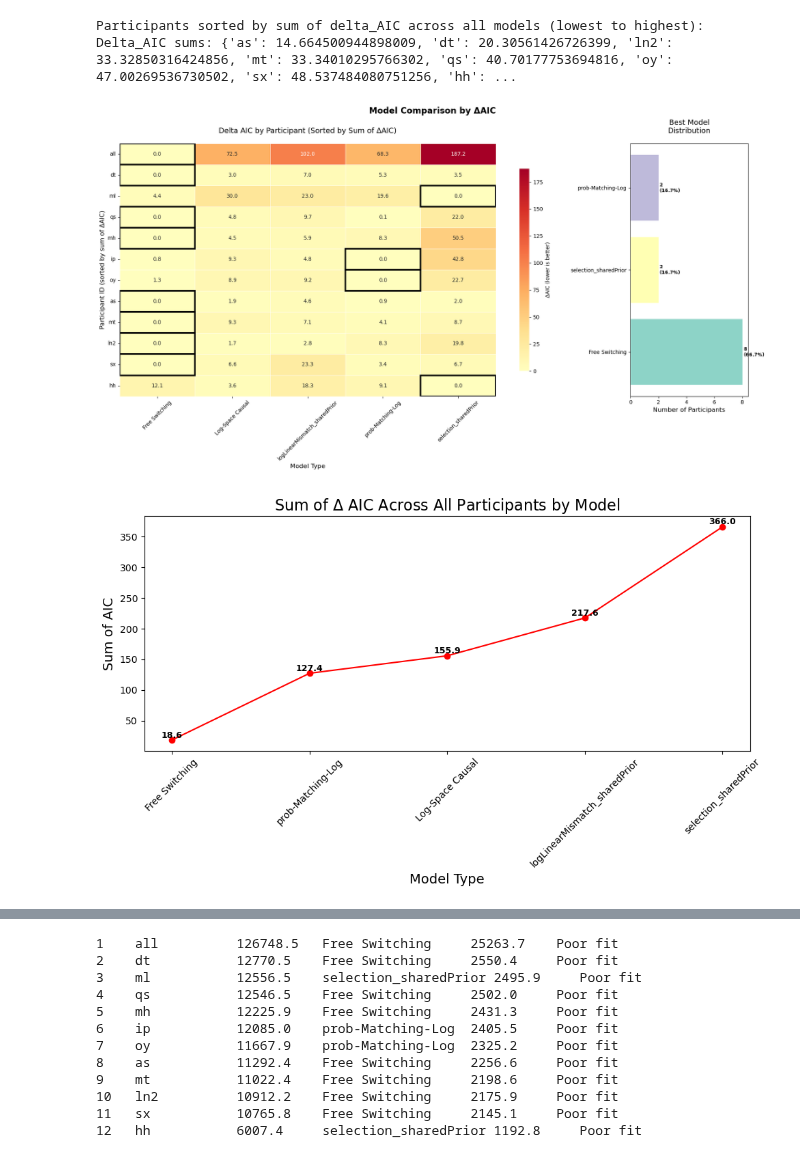
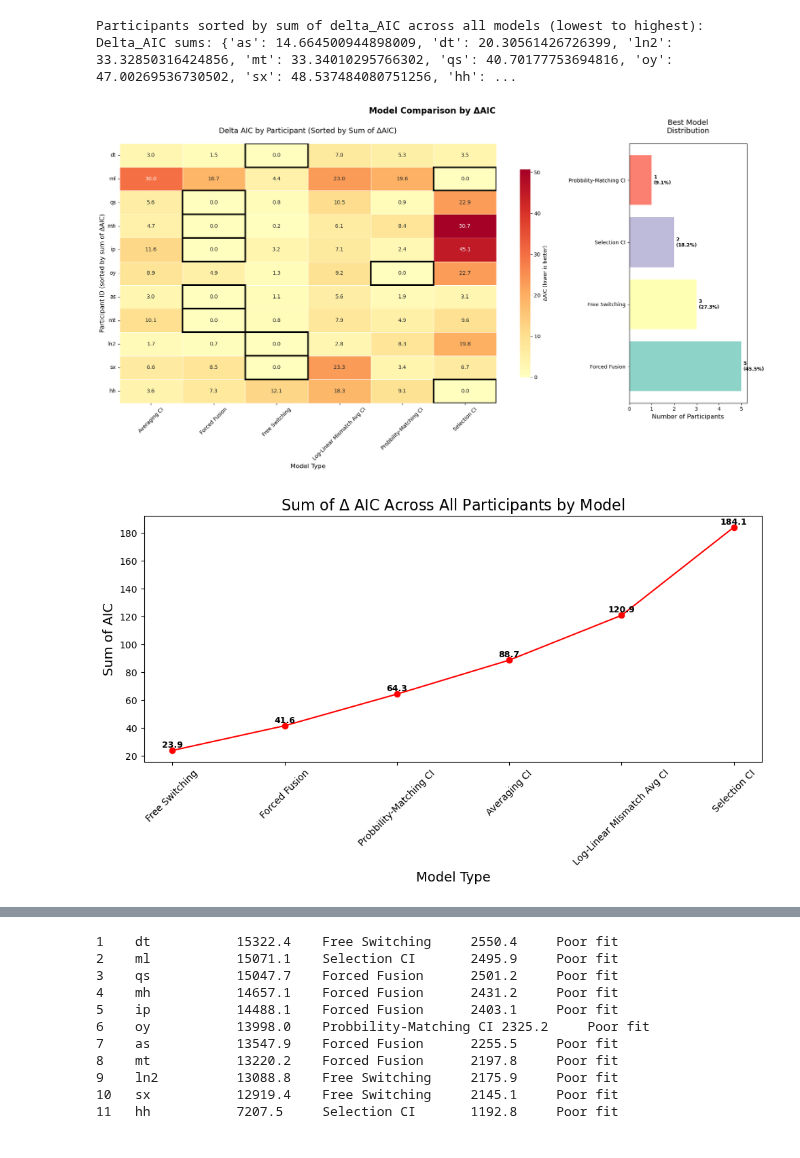
Before and after one commit to omeryildiran/av-dur-estimation, a Jupyter notebook: modelComparisonTable.ipynb, the cells around one changed output, grey strips where cells are left out. Drawn from its saved outputs; the diff is of its cells as text; code cells hidden in the pictures.

Commit message:
table improved

```diff
--- a/modelComparisonTable.ipynb
+++ b/modelComparisonTable.ipynb
@@ -26,7 +26,7 @@ def load_all_model_results():
             continue
 
         # if in filename "all_all", skip
-        if "asll" in os.path.basename(file_path):
+        if "all" in os.path.basename(file_path):
             continue
         try:
             with open(file_path, 'r') as f:
@@ -172,17 +172,19 @@ probabilityMatchingLogNorm_sharedPrior: 1 participants (8.3%)
 # %%
 # Rename models in df_results BEFORE creating any tables
 df_results['modelType'] = df_results['modelType'].replace({
-    'probabilityMatchingLogNorm_sharedPrior': 'prob-Matching-Log',
-    'probabilityMatchingLogNorm': 'prob-Matching',
+    'probabilityMatchingLogNorm_sharedPrior': 'Probbility-Matching CI',
+    'probabilityMatchingLogNorm': 'Prob-Matching CI',
     'probabilityMatching_sharedPrior': 'prob-Matching-Gauss',
     'switchingFree_sharedPrior': 'Free Switching',
     'switching_sharedPrior': 'Noise Dep. Switching',
     'switchingWithConflict_sharedPrior': 'Noise Dep. Switching + Conflict',
     'fusionOnly_sharedPrior': 'Fusion Only',
-    'fusionOnlyLogNorm_sharedPrior': 'Fusion Only-Log',
-    'lognorm_sharedPrior': 'Log-Space Causal',
-    'gaussian_sharedPrior': 'Gaussian-Space Causal',
-    'lognorm_contextualPrior': 'Log-Space Causal + Context'
+    'fusionOnlyLogNorm_sharedPrior': 'Forced Fusion',
+    'lognorm_sharedPrior': 'Averaging CI',
+    'gaussian_sharedPrior': 'Gaussian-Space CI',
+    'lognorm_contextualPrior': 'Log-Space CI + Context',
+    'logLinearMismatch_sharedPrior': 'Log-Linear Mismatch Avg CI',
+    'selection_sharedPrior': 'Selection CI',
 })
 
 df_results["nParameters"] = [len(params) for params in df_results["fittedParams"]]
@@ -212,11 +214,11 @@ df_results
 # %%
-#df_results["delta_AIC"]
+# #df_results["delta_AIC"]
 
-for i, row in df_results.iterrows():
-    participant = row["participantID"]
-    model = row["modelType"]
-    participant_data = df_results[df_results["participantID"] == participant]
-    base_aic_participant = participant_data[participant_data["modelType"] == "Log-Space Causal"]["AIC"].values[0]
-    best_ll_participant = participant_data["logLikelihood"].max()
-    df_results.at[i, "delta_AIC"] = row["AIC"] - base_aic_participant
-    df_results.at[i, "delta_LL"] = best_ll_participant - row["logLikelihood"]
+# for i, row in df_results.iterrows():
+#     participant = row["participantID"]
+#     model = row["modelType"]
+#     participant_data = df_results[df_results["participantID"] == participant]
+#     base_aic_participant = participant_data[participant_data["modelType"] == "Log-Space Causal"]["AIC"].values[0]
+#     best_ll_participant = participant_data["logLikelihood"].max()
+#     df_results.at[i, "delta_AIC"] = row["AIC"] - base_aic_participant
+#     df_results.at[i, "delta_LL"] = best_ll_participant - row["logLikelihood"]
@@ -341,33 +463,33 @@ def plot_sorted_model_comparison_table(df_results,compBase='AIC', notFusion=1, s
     plt.xticks(rotation=45, fontsize=10)
     plt.yticks(fontsize=10)
     plt.tight_layout()
     plt.show()
 
 
 
     for rank, participant in enumerate(sorted_participants, 1):
         participant_data = df_results[df_results['participantID'] == participant]
         sum_delta_aic = participant_data[compBase].sum()
         min_delta_aic = participant_data[compBase].min()
         best_model = participant_data.loc[participant_data[compBase].idxmin(), 'modelType']
 
         if sum_delta_aic <= 5:
             performance = "Excellent fit"
         elif sum_delta_aic <= 15:
             performance = "Good fit"
         elif sum_delta_aic <= 30:
             performance = "Moderate fit"
         else:
             performance = "Poor fit"
 
         print(f"{rank:<4} {participant:<12} {sum_delta_aic:<10.1f} {best_model:<18} {min_delta_aic:<10.1f} {performance:<15}")
 
     return df_delta_aic, best_models, participant_delta_sums
 
 # Create the enhanced visualization
-delta_aic_table, participant_best_models, delta_sums = plot_sorted_model_comparison_table(df_results,compBase='AIC', notFusion=1,sumCompBase=1)
+delta_aic_table, participant_best_models, delta_sums = plot_sorted_model_comparison_table(df_results,compBase='AIC', notFusion=0,sumCompBase=1)
 # %% [output]
 Participants sorted by sum of delta_AIC across all models (lowest to highest):
 Delta_AIC sums: {'as': 14.664500944898009, 'dt': 20.30561426726399, 'ln2': 33.32850316424856, 'mt': 33.34010295766302, 'qs': 40.70177753694816, 'oy': 47.00269536730502, 'sx': 48.537484080751256, 'hh': ...
-[figure, old version]
+[figure, new version]
-[figure, old version]
+[figure, new version]
@@ -375,15 +497,14 @@ Delta_AIC sums: {'as': 14.664500944898009, 'dt': 20.30561426726399, 'ln2': 33.32
-1    all          126748.5   Free Switching     25263.7    Poor fit
-2    dt           12770.5    Free Switching     2550.4     Poor fit
-3    ml           12556.5    selection_sharedPrior 2495.9     Poor fit
-4    qs           12546.5    Free Switching     2502.0     Poor fit
-5    mh           12225.9    Free Switching     2431.3     Poor fit
-6    ip           12085.0    prob-Matching-Log  2405.5     Poor fit
-7    oy           11667.9    prob-Matching-Log  2325.2     Poor fit
-8    as           11292.4    Free Switching     2256.6     Poor fit
-9    mt           11022.4    Free Switching     2198.6     Poor fit
-10   ln2          10912.2    Free Switching     2175.9     Poor fit
-11   sx           10765.8    Free Switching     2145.1     Poor fit
-12   hh           6007.4     selection_sharedPrior 1192.8     Poor fit
+1    dt           15322.4    Free Switching     2550.4     Poor fit
+2    ml           15071.1    Selection CI       2495.9     Poor fit
+3    qs           15047.7    Forced Fusion      2501.2     Poor fit
+4    mh           14657.1    Forced Fusion      2431.2     Poor fit
+5    ip           14488.1    Forced Fusion      2403.1     Poor fit
+6    oy           13998.0    Probbility-Matching CI 2325.2     Poor fit
+7    as           13547.9    Forced Fusion      2255.5     Poor fit
+8    mt           13220.2    Forced Fusion      2197.8     Poor fit
+9    ln2          13088.8    Free Switching     2175.9     Poor fit
+10   sx           12919.4    Free Switching     2145.1     Poor fit
+11   hh           7207.5     Selection CI       1192.8     Poor fit
 # %%
 # Simple Model Comparison Table with Log Likelihoods
 def create_simple_comparison_table(df_results):
```
Also changed, not shown: parts of 12 cells of this notebook, 3 other files.
